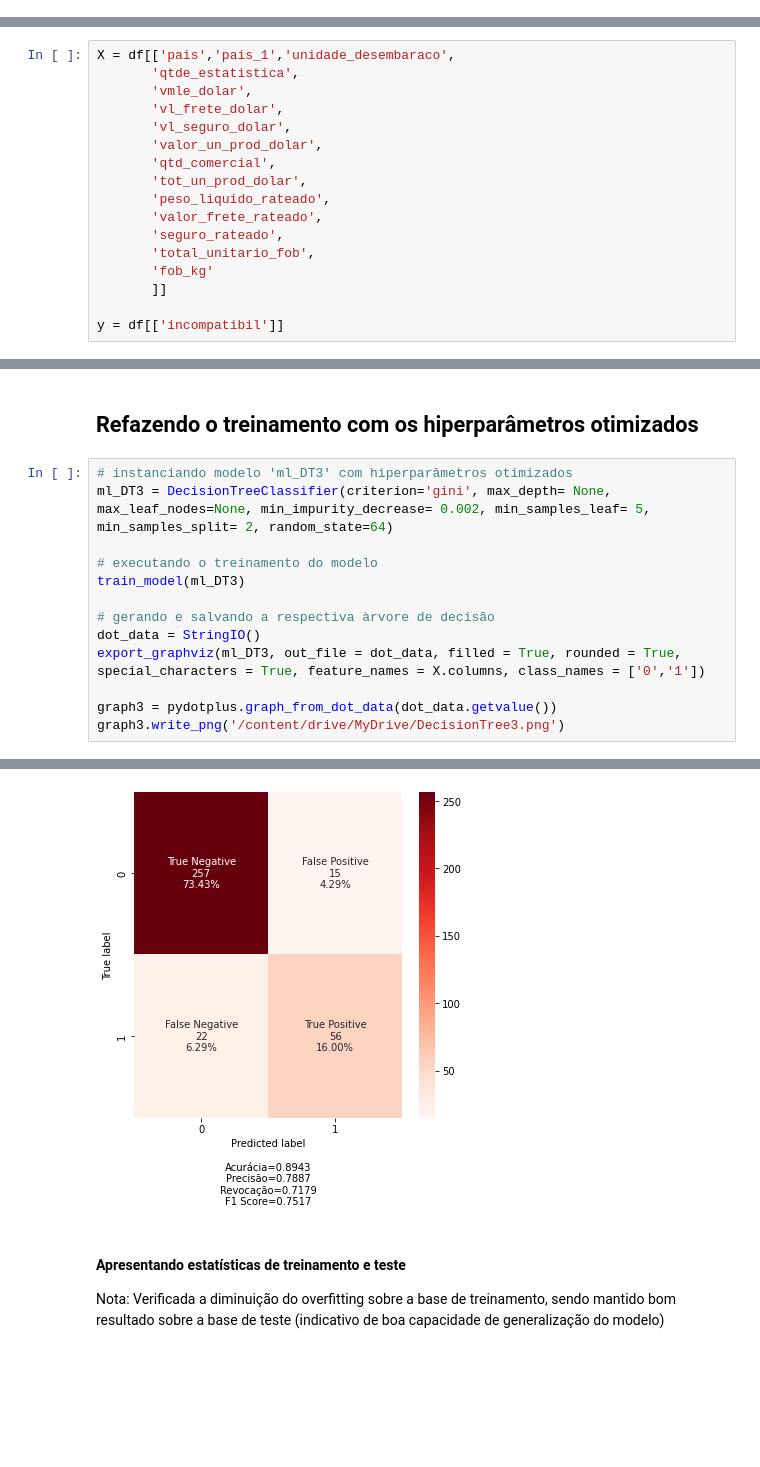
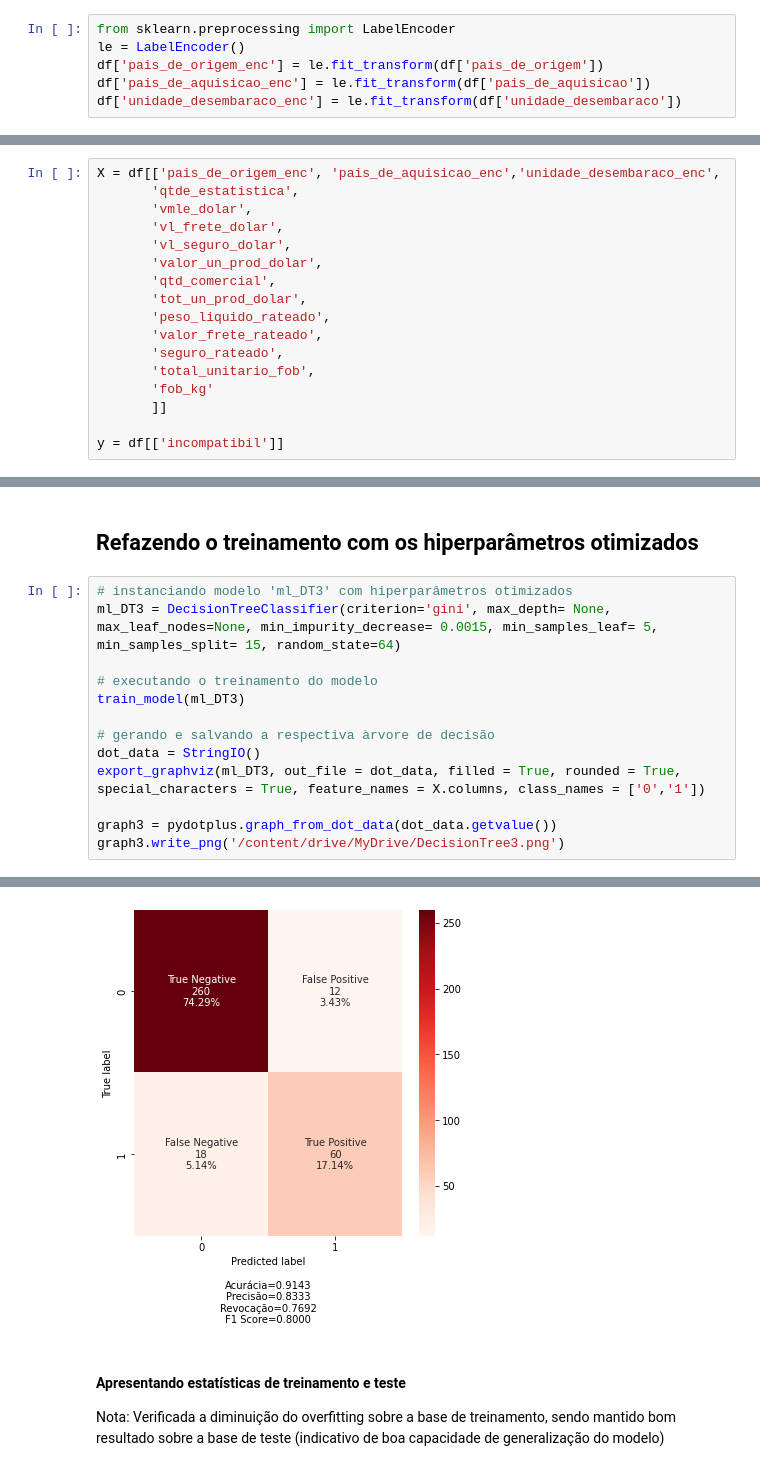
Before and after one commit to Mastroiani/TCC, a Jupyter notebook: MLDT.ipynb, the cells around one changed output, grey strips where cells are left out. Drawn from its saved outputs; the diff is of its cells as text; blank space fills up the shorter version.

```diff
--- a/MLDT.ipynb
+++ b/MLDT.ipynb
@@ -58,6 +73,12 @@ df = pd.read_csv(f'{path}/{name}')
 df.shape
 # %% [output]
 (1165, 34)
+# %%
+from sklearn.preprocessing import LabelEncoder
+le = LabelEncoder()
+df['pais_de_origem_enc'] = le.fit_transform(df['pais_de_origem'])
+df['pais_de_aquisicao_enc'] = le.fit_transform(df['pais_de_aquisicao'])
+df['unidade_desembaraco_enc'] = le.fit_transform(df['unidade_desembaraco'])
 # %%
 #Convertendo categorias do atributo 'unidade_desembaraço' em classes numéricas
 map_portos = {porto:num for num,porto in enumerate(df['unidade_desembaraco'].value_counts().index)}
@@ -74,7 +95,7 @@ Name: unidade_desembaraco, dtype: int64
 <hr <FONT COLOR="blue"></hr>
 <h2>Definindo variáves usadas no treinamento (X) e variável target (y)</h2>
 # %%
-X = df[['pais','pais_1','unidade_desembaraco',
+X = df[['pais_de_origem_enc', 'pais_de_aquisicao_enc','unidade_desembaraco_enc',
        'qtde_estatistica',
        'vmle_dolar',
        'vl_frete_dolar',
@@ -469,20 +516,20 @@ pickle.dump(ml_DT2, open(file_name,'wb'))
 <h2>Refazendo o treinamento com os hiperparâmetros otimizados</h2>
 # %%
 # instanciando modelo 'ml_DT3' com hiperparâmetros otimizados
-ml_DT3 = DecisionTreeClassifier(criterion='gini', max_depth= None, max_leaf_nodes=None, min_impurity_decrease= 0.002, min_samples_leaf= 5, min_samples_split= 2, random_state=64)
+ml_DT3 = DecisionTreeClassifier(criterion='gini', max_depth= None, max_leaf_nodes=None, min_impurity_decrease= 0.0015, min_samples_leaf= 5, min_samples_split= 15, random_state=64)
 
 # executando o treinamento do modelo
 train_model(ml_DT3)
 
 # gerando e salvando a respectiva àrvore de decisão
 dot_data = StringIO()
 export_graphviz(ml_DT3, out_file = dot_data, filled = True, rounded = True, special_characters = True, feature_names = X.columns, class_names = ['0','1'])
 
 graph3 = pydotplus.graph_from_dot_data(dot_data.getvalue())
 graph3.write_png('/content/drive/MyDrive/DecisionTree3.png')
 # %% [output]
 True
-[figure, old version]
+[figure, new version]
 # %% [markdown]
 <h4>Apresentando estatísticas de treinamento e teste</h4>
   <h10>Nota: Verificada a diminuição do overfitting sobre a base de treinamento, sendo mantido bom resultado sobre a base de teste (indicativo de boa capacidade de generalização do modelo)</h10>
```
Also changed, not shown: parts of 25 cells of this notebook.
